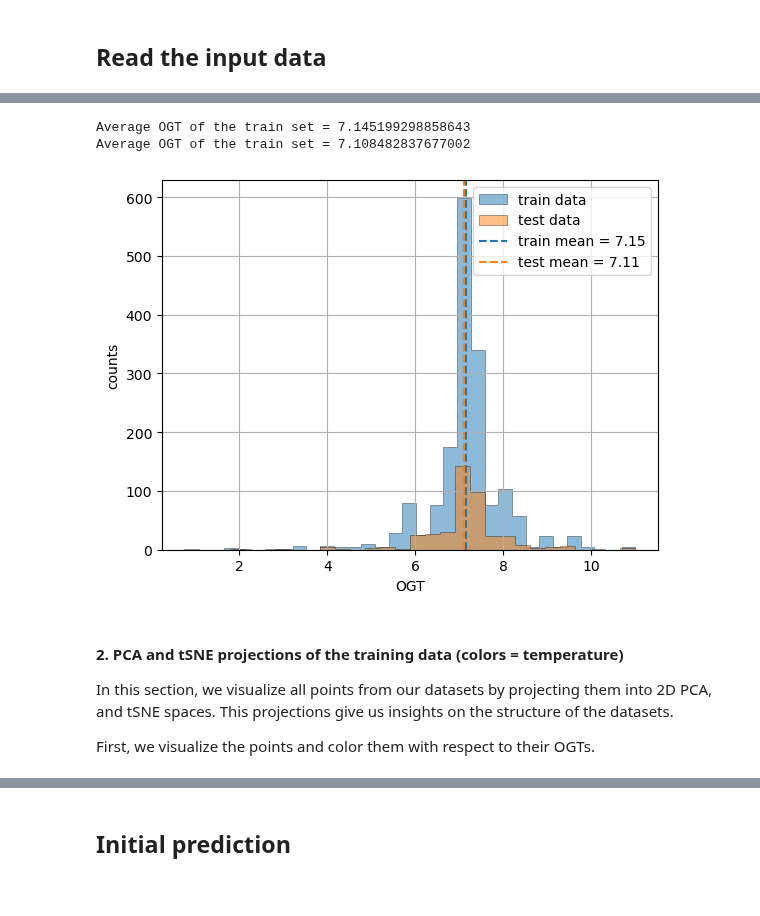
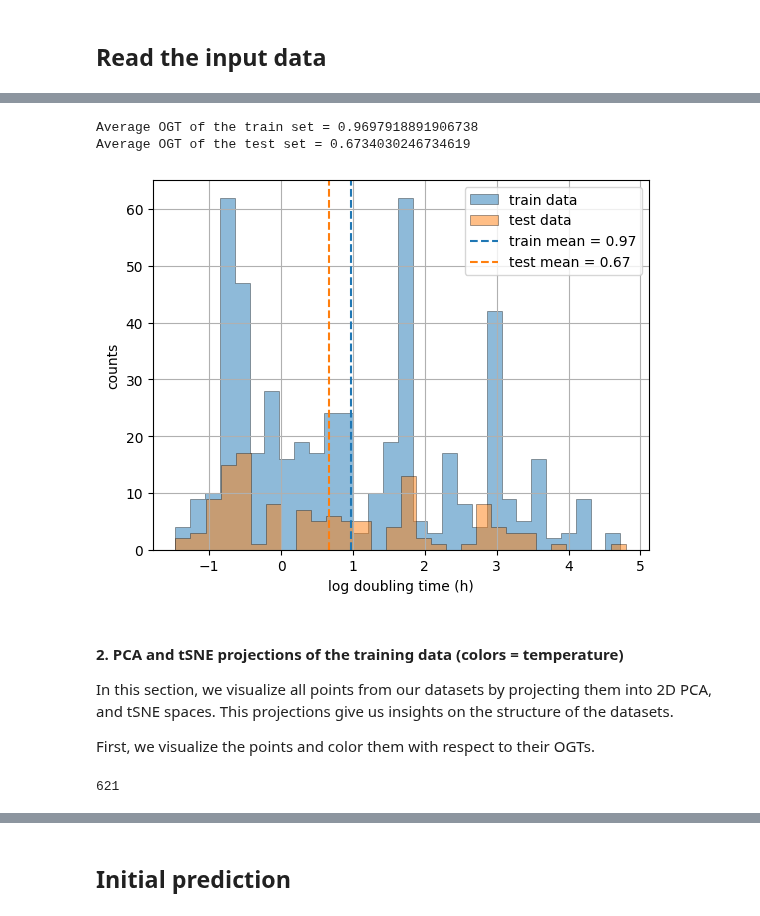
Before and after one commit to oist/gene-context, a Jupyter notebook: phenotype_prediction/jupyter_notebooks/doubling_time_data.ipynb, the cells around one changed output, grey strips where cells are left out. Saved outputs shown, nothing was run; the diff lists cells and outputs as text; code cells hidden in the pictures.

```diff
--- a/phenotype_prediction/jupyter_notebooks/doubling_time_data.ipynb
+++ b/phenotype_prediction/jupyter_notebooks/doubling_time_data.ipynb
@@ -76,25 +131,26 @@ mean_train = np.mean(y_train.cpu().squeeze().numpy())
 mean_test = np.mean(y_test.cpu().squeeze().numpy())
 
 print(f"Average OGT of the train set = {mean_train}")
-print(f"Average OGT of the train set = {mean_test}")
+print(f"Average OGT of the test set = {mean_test}")
 # %% [output]
-Average OGT of the train set = 7.145199298858643
-Average OGT of the train set = 7.108482837677002
+Average OGT of the train set = 0.9697918891906738
+Average OGT of the test set = 0.6734030246734619
 # %%
 hist = plt.hist(y_train.cpu(), bins = 30, density = False, label = "train data", alpha = 0.5, histtype='stepfilled', edgecolor='black', linewidth=0.5, color='tab:blue')
 hist = plt.hist(y_test.cpu(), bins = 30, density = False, label = "test data", alpha = 0.5, histtype='stepfilled', edgecolor='black', linewidth=0.5, color='tab:orange')
 mean_value = y_train.cpu().mean().item()
 plt.axvline(mean_value, color='tab:blue', linestyle='--', linewidth=1.5, label=f'train mean = {mean_value:.2f}')
 mean_value = y_test.cpu().mean().item()
 plt.axvline(mean_value, color='tab:orange', linestyle='--', linewidth=1.5, label=f'test mean = {mean_value:.2f}')
 #plt.xscale("log")
+#plt.yscale('log')
 
-plt.xlabel("OGT")
+plt.xlabel("log doubling time (h)")
 plt.ylabel("counts")
 plt.grid(True)
 plt.legend();
 # %% [output]
-[figure, old version]
+[figure, new version]
 # %% [markdown]
 #### 2. PCA and tSNE projections of the training data (colors = temperature)
 
@@ -110,3 +166,6 @@ y_label = torch.cat((y_train, y_test), dim=0)
 X_val = torch.cat((X_train, X_test), dim=0)
 if TAX_LEVEL != "random":
     taxa_group_names = taxa_group_names_train + taxa_group_names_test
+len(X_val)
+# %% [output]
+621
```
Also changed, not shown: parts of 28 cells of this notebook, 5 other files.
